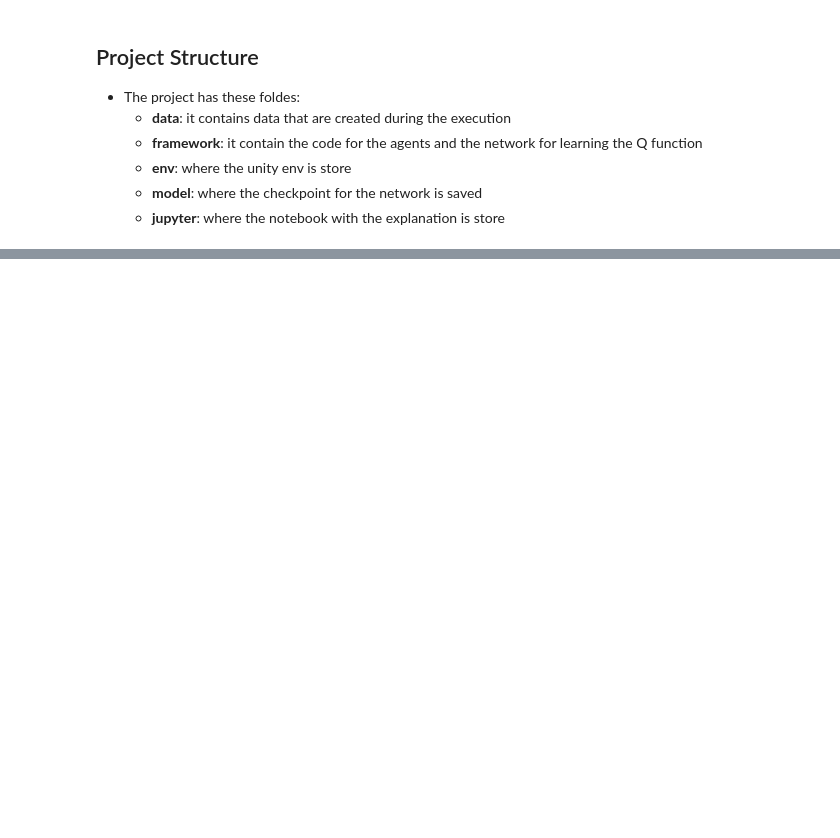
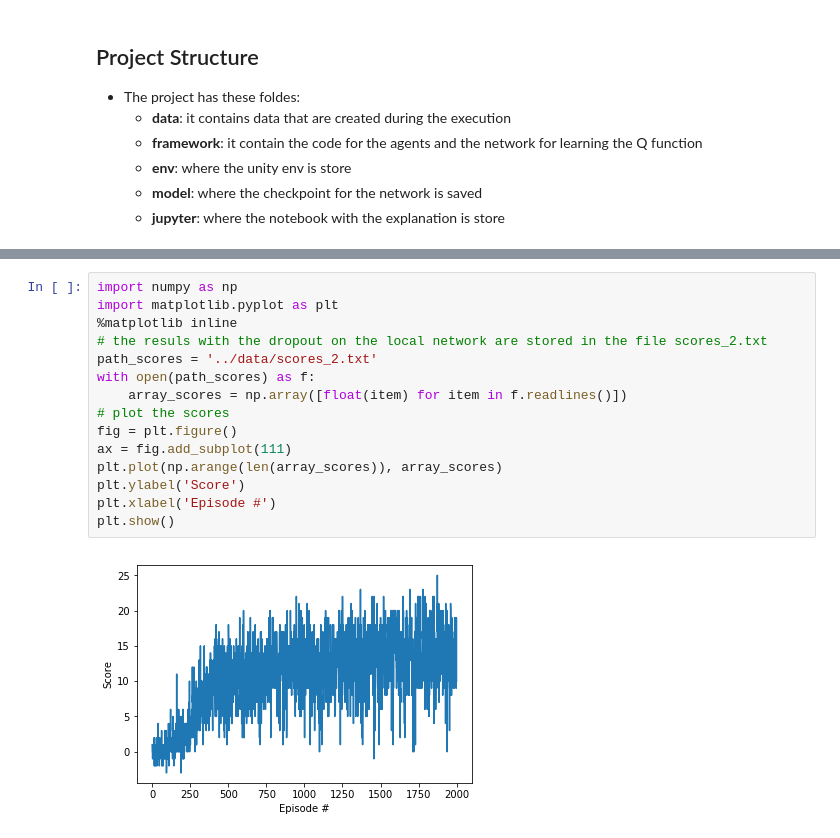
Before and after one commit to antoniopenta/deep_reinforcement_learning, a Jupyter notebook: drl_navigation/jupyter/notebook_navigation.ipynb, the cells around one changed output, grey strips where cells are left out. Drawn from its saved outputs; the diff is of its cells as text; blank space fills up the shorter version.

```diff
--- a/drl_navigation/jupyter/notebook_navigation.ipynb
+++ b/drl_navigation/jupyter/notebook_navigation.ipynb
@@ -29,0 +221,17 @@
+# %%
+import numpy as np
+import matplotlib.pyplot as plt
+%matplotlib inline
+# the resuls with the dropout on the local network are stored in the file scores_2.txt
+path_scores = '../data/scores_2.txt'
+with open(path_scores) as f:
+    array_scores = np.array([float(item) for item in f.readlines()])
+# plot the scores
+fig = plt.figure()
+ax = fig.add_subplot(111)
+plt.plot(np.arange(len(array_scores)), array_scores)
+plt.ylabel('Score')
+plt.xlabel('Episode #')
+plt.show()
+# %% [output]
+[figure, added]
```
Also changed, not shown: parts of 23 cells of this notebook, 2 other files.
